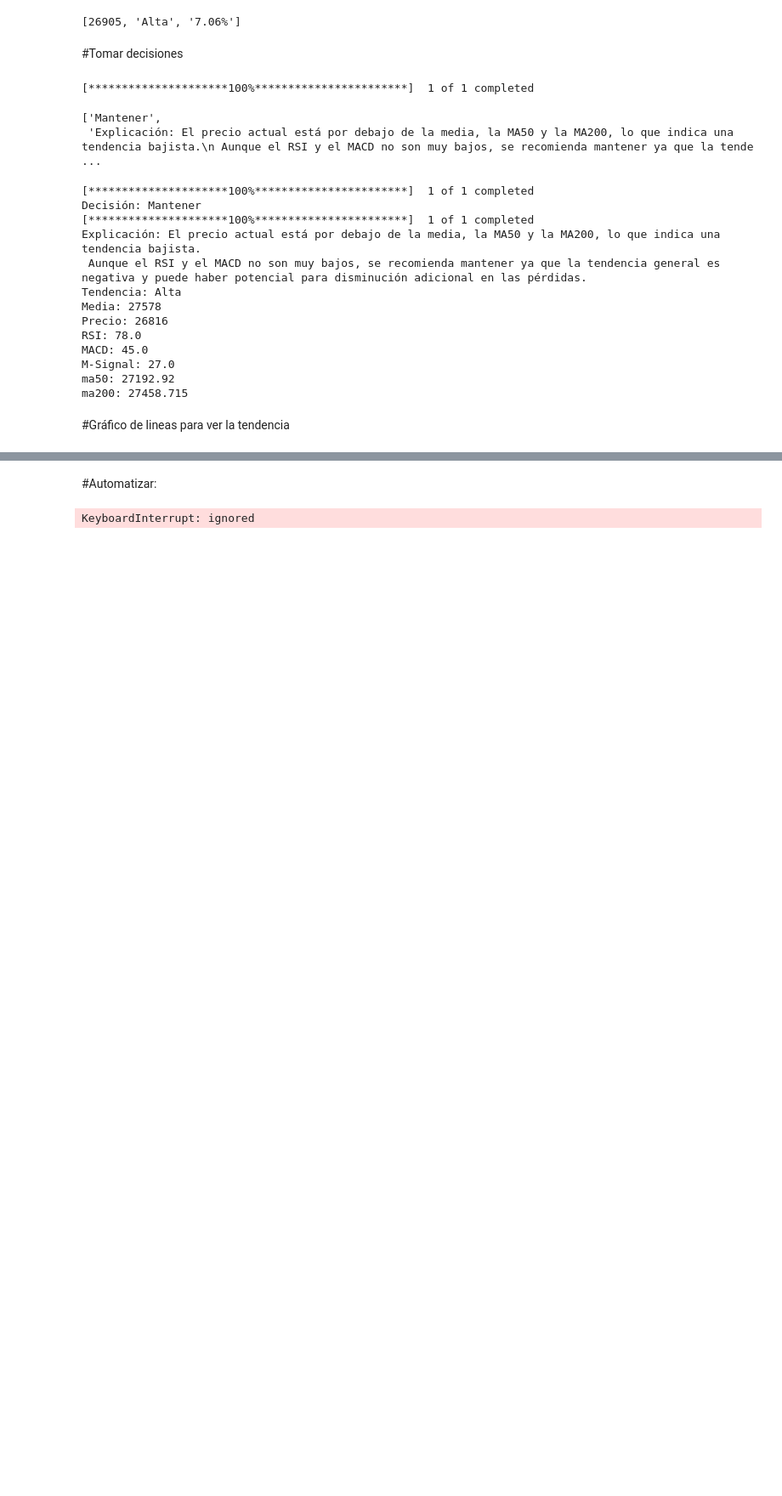
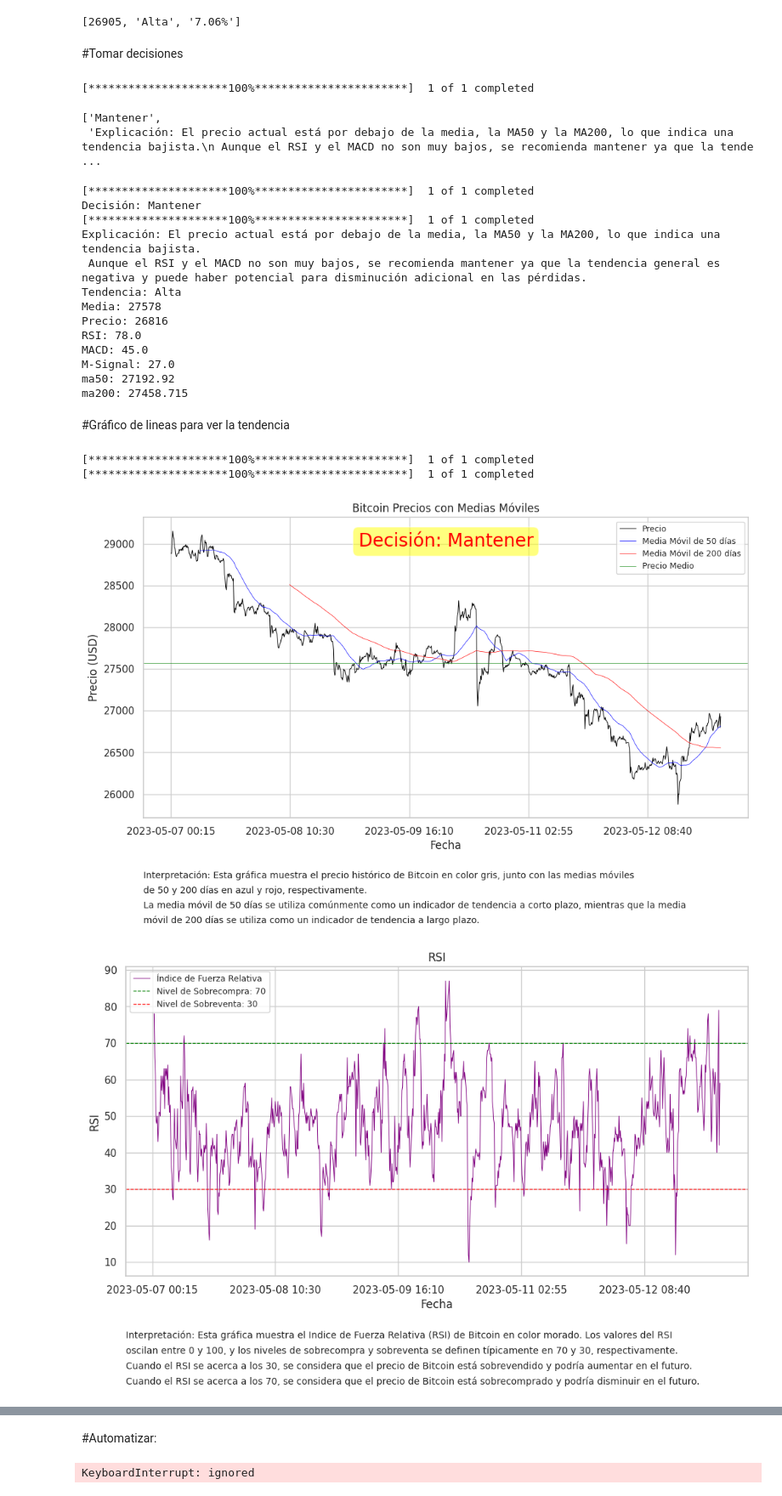
Before and after one commit to JulioLaz/bitcoin_trading, a Jupyter notebook: bitcoin_trading.ipynb, the cells around one changed output, grey strips where cells are left out. Shown at 85% size. Cells and saved outputs as stored; diff of their text form; code cells hidden in the pictures; blank space fills up the shorter version.

```diff
--- a/bitcoin_trading.ipynb
+++ b/bitcoin_trading.ipynb
@@ -563,3 +563,10 @@ def grafica_tendencias():
 
     # Mostrar la gráfica
     return plt.show()
+# %%
+grafica_tendencias()
+# %% [output]
+[*********************100%***********************]  1 of 1 completed
+[*********************100%***********************]  1 of 1 completed
+[figure, added]
+[figure, added]
```
Also changed, not shown: parts of 1 cell of this notebook.
